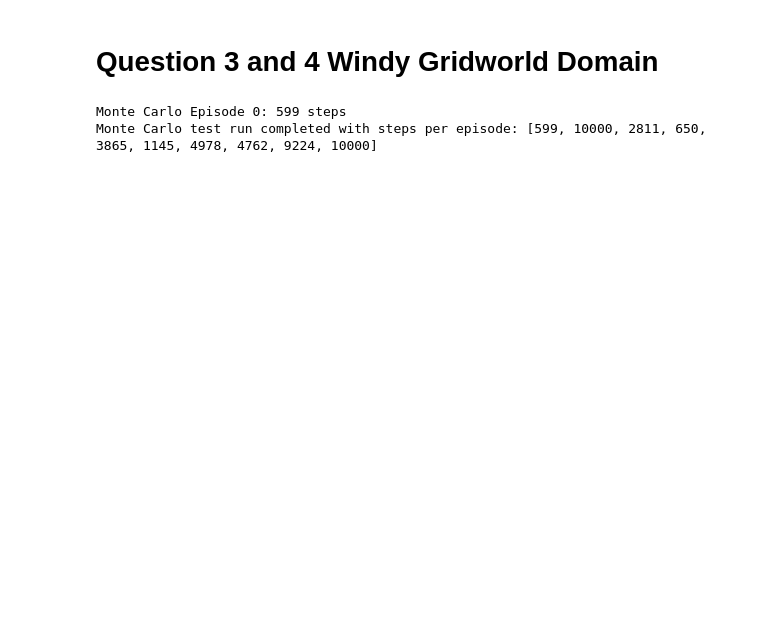
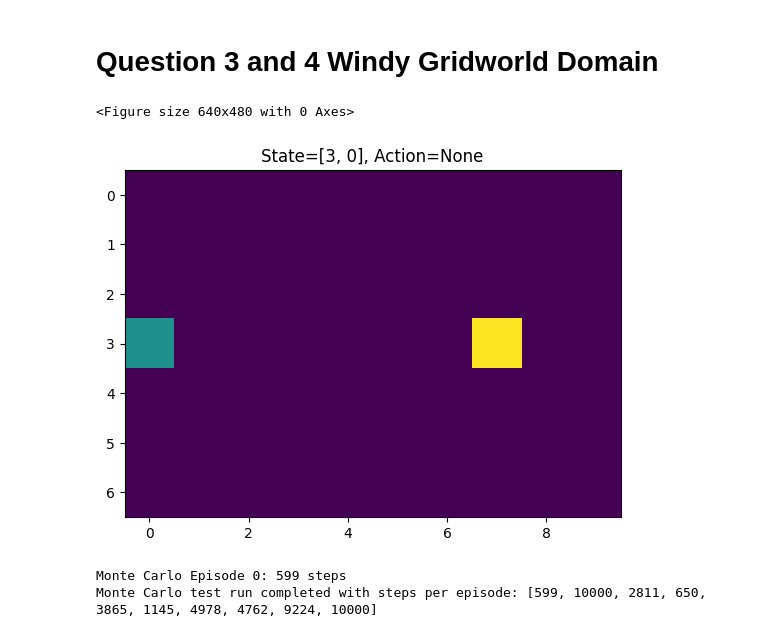
Before and after one commit to adnanamir010/cs5180, a Jupyter notebook: ex5_25spring-1/ex5_25spring/ex5_25spring.ipynb, the cells around one changed output. Saved outputs shown, nothing was run; the diff lists cells and outputs as text; code cells hidden in the pictures; blank space fills up the shorter version.

```diff
--- a/ex5_25spring-1/ex5_25spring/ex5_25spring.ipynb
+++ b/ex5_25spring-1/ex5_25spring/ex5_25spring.ipynb
@@ -325,6 +325,13 @@ class WindyGridWorld(object):
         plt.show(block=False)
         plt.pause(1)   # Pause so we can see the plot
         plt.close(fig)
+# %%
+env = WindyGridWorld(enable_king_move=False, enable_no_move=False)
+env.reset()
+env.render()
+# %% [output]
+<Figure size 640x480 with 0 Axes>
+[figure, added]
 # %%
 class SARSA(object):
     def __init__(self, env, alpha, epsilon, gamma, timeout):
```
Also changed, not shown: parts of 2 cells of this notebook, 21 other files.
